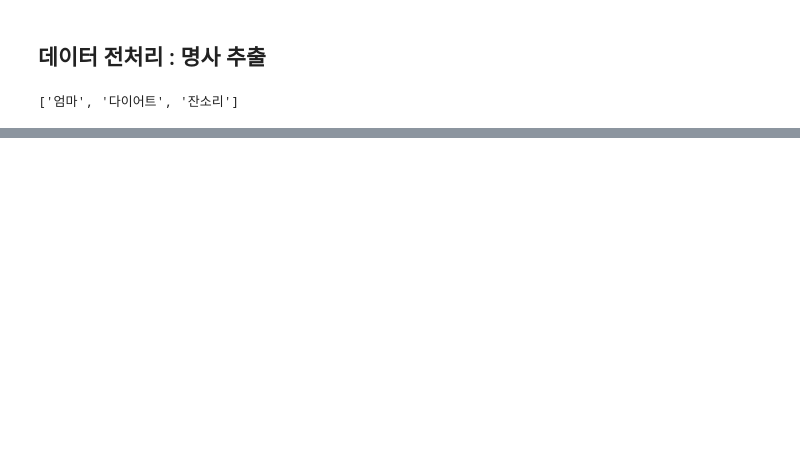
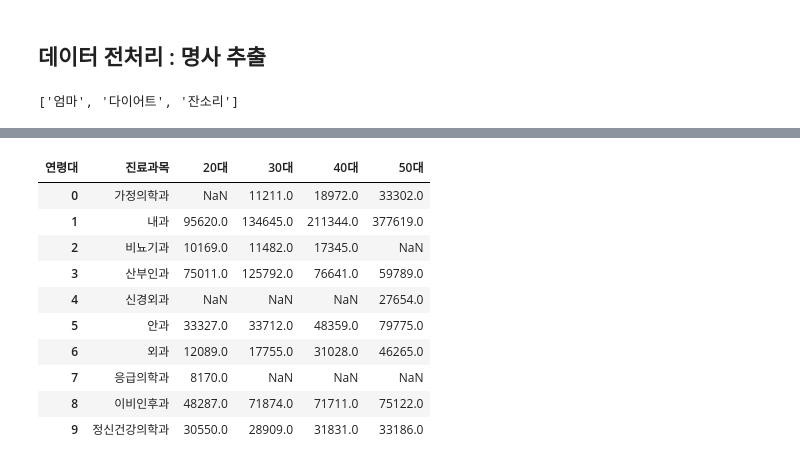
Before and after one commit to semin-pk/DataAnalysisPython, a Jupyter notebook: 3장/chapter03-2.ipynb, the cells around one changed output, grey strips where cells are left out. Cells and saved outputs as stored; diff of their text form; code cells hidden in the pictures; blank space fills up the shorter version.

```diff
--- a/3장/chapter03-2.ipynb
+++ b/3장/chapter03-2.ipynb
@@ -556,0 +748,25 @@ print(nouns_tweets[:3])
+# %%
+df_female_ca_1 = df_female_ca.reset_index()
+
+df_female_ca_20 = df_female_ca_1[['진료과목', '20대']].sort_values(by='20대', ascending=False)[:10]
+df_female_ca_30 = df_female_ca_1[['진료과목', '30대']].sort_values(by='30대', ascending=False)[:10]
+df_female_ca_40 = df_female_ca_1[['진료과목', '40대']].sort_values(by='40대', ascending=False)[:10]
+df_female_ca_50 = df_female_ca_1[['진료과목', '50대']].sort_values(by='50대', ascending=False)[:10]
+
+df_female_ca_2030 = pd.merge(df_female_ca_20, df_female_ca_30, on='진료과목', how='outer')
+df_female_ca_2040 = pd.merge(df_female_ca_2030, df_female_ca_40, on='진료과목', how='outer')
+df_female_ca_2050 = pd.merge(df_female_ca_2040, df_female_ca_50, on='진료과목', how='outer')
+
+df_female_ca_2050.head(10)
+# %% [output]
+| 연령대 | 진료과목 | 20대 | 30대 | 40대 | 50대 |
+| 0 | 가정의학과 | NaN | 11211.0 | 18972.0 | 33302.0 |
+| 1 | 내과 | 95620.0 | 134645.0 | 211344.0 | 377619.0 |
+| 2 | 비뇨기과 | 10169.0 | 11482.0 | 17345.0 | NaN |
+| 3 | 산부인과 | 75011.0 | 125792.0 | 76641.0 | 59789.0 |
+| 4 | 신경외과 | NaN | NaN | NaN | 27654.0 |
+| 5 | 안과 | 33327.0 | 33712.0 | 48359.0 | 79775.0 |
+| 6 | 외과 | 12089.0 | 17755.0 | 31028.0 | 46265.0 |
+| 7 | 응급의학과 | 8170.0 | NaN | NaN | NaN |
+| 8 | 이비인후과 | 48287.0 | 71874.0 | 71711.0 | 75122.0 |
+| 9 | 정신건강의학과 | 30550.0 | 28909.0 | 31831.0 | 33186.0 |
```
Also changed, not shown: parts of 17 cells of this notebook, 1 other file.
